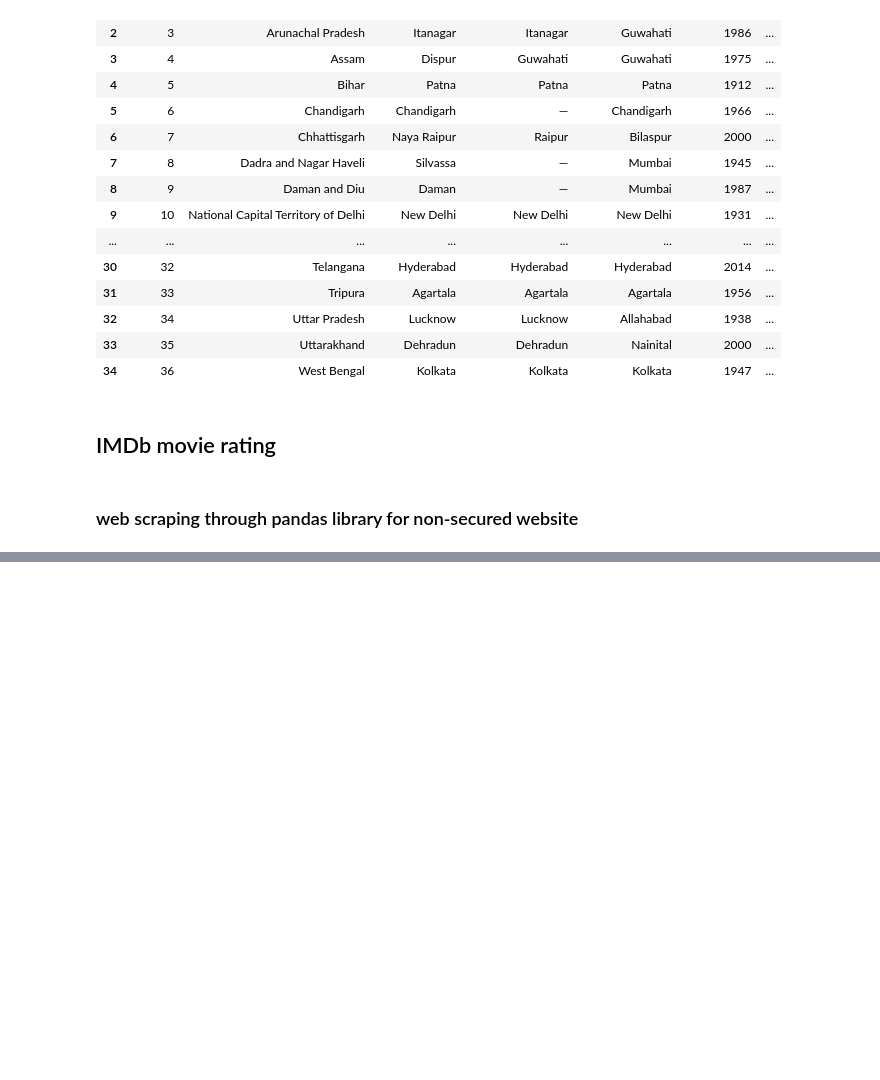
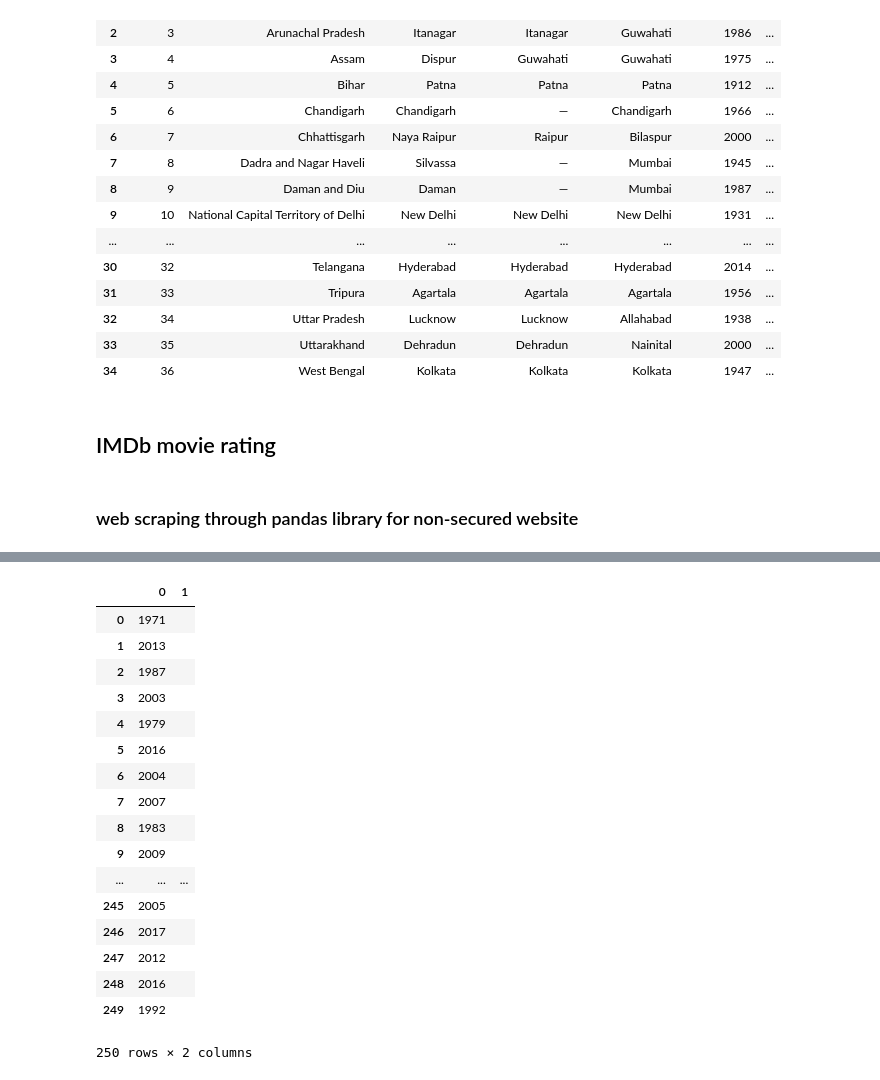
Before and after one commit to vermakanksha/practice, a Jupyter notebook: web_scraping_basic.ipynb, the cells around one changed output, grey strips where cells are left out. Drawn from its saved outputs; the diff is of its cells as text; code cells hidden in the pictures; blank space fills up the shorter version.

```diff
--- a/web_scraping_basic.ipynb
+++ b/web_scraping_basic.ipynb
@@ -203,0 +248,22 @@ IMDb_rating
+# %%
+year = movie_name[1].str.split(pat=")",n=1,expand=True)
+year
+# %% [output]
+|  | 0 | 1 |
+| 0 | 1971 |  |
+| 1 | 2013 |  |
+| 2 | 1987 |  |
+| 3 | 2003 |  |
+| 4 | 1979 |  |
+| 5 | 2016 |  |
+| 6 | 2004 |  |
+| 7 | 2007 |  |
+| 8 | 1983 |  |
+| 9 | 2009 |  |
+| ... | ... | ... |
+| 245 | 2005 |  |
+| 246 | 2017 |  |
+| 247 | 2012 |  |
+| 248 | 2016 |  |
+| 249 | 1992 |  |
+250 rows × 2 columns
```
Also changed, not shown: parts of 12 cells of this notebook.
